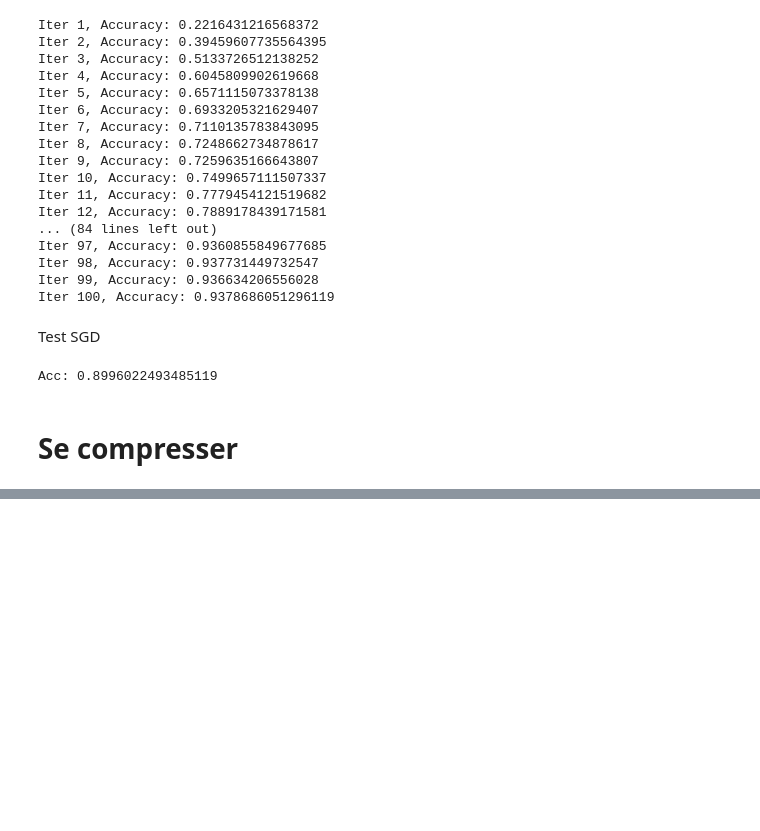
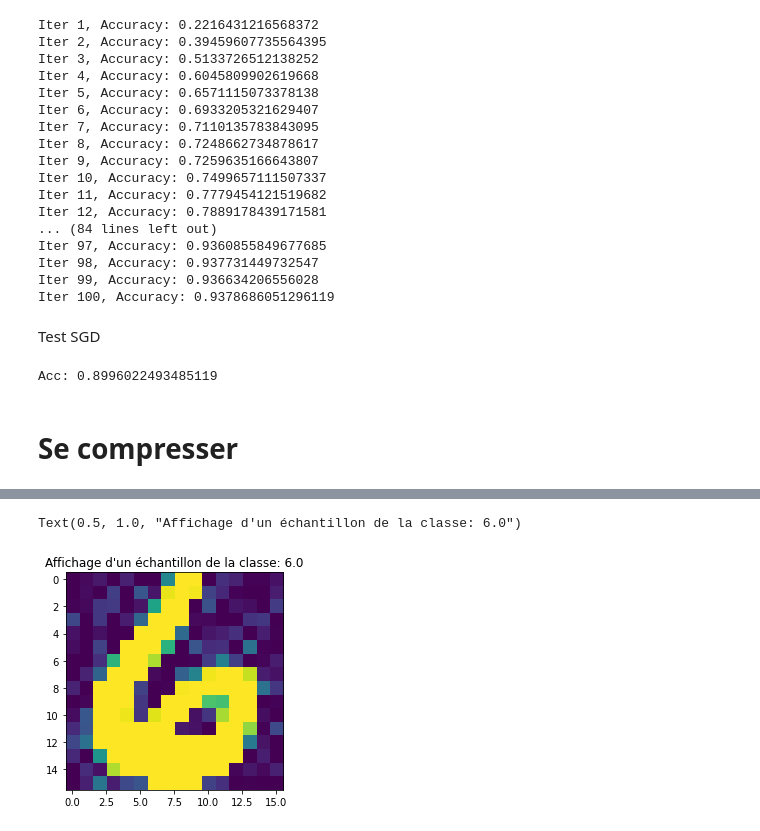
Before and after one commit to nhs2828/NeuralNetwork_DIY, a Jupyter notebook: Projet.ipynb, the cells around one changed output, grey strips where cells are left out. Drawn from its saved outputs; the diff is of its cells as text; code cells hidden in the pictures; blank space fills up the shorter version.

Commit message:
ajoute BCELoss + partie 5

```diff
--- a/Projet.ipynb
+++ b/Projet.ipynb
@@ -861,0 +927,16 @@ Acc: 0.8996022493485119
+# %%
+nbiter = 2500
+for i in range(nbiter):
+  #Back propagation
+  net.backward(BCELoss(), img,gradient_step=1e-4)
+  #forward
+  z = net.forward(img)
+
+# affichage d'un échantillon
+plt.figure()
+index = 0
+plt.imshow(z[index].reshape(16,16), interpolation=None)
+plt.title('Affichage d\'un échantillon de la classe: '+str(Y[index]))
+# %% [output]
+Text(0.5, 1.0, "Affichage d'un échantillon de la classe: 6.0")
+[figure, added]
```
Also changed, not shown: parts of 12 cells of this notebook, 1 other file.
